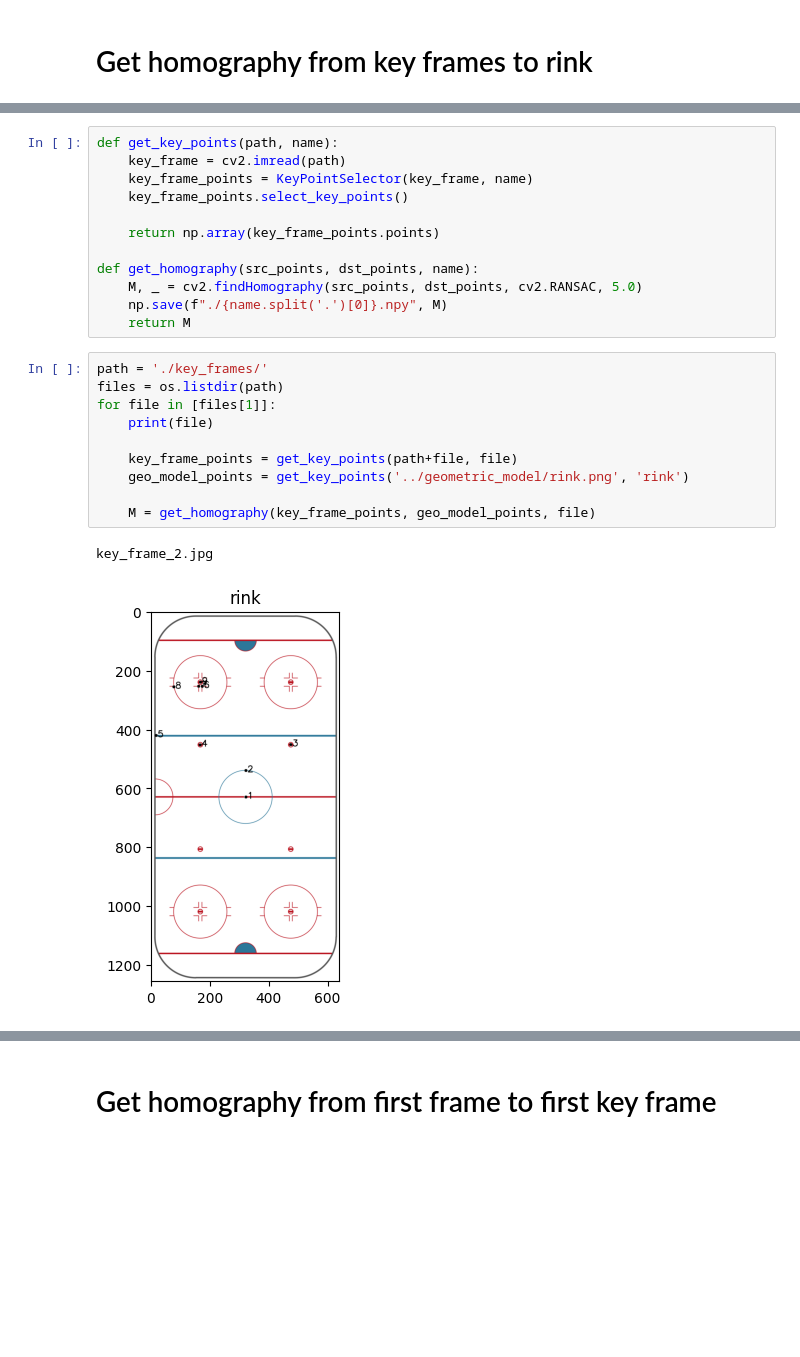
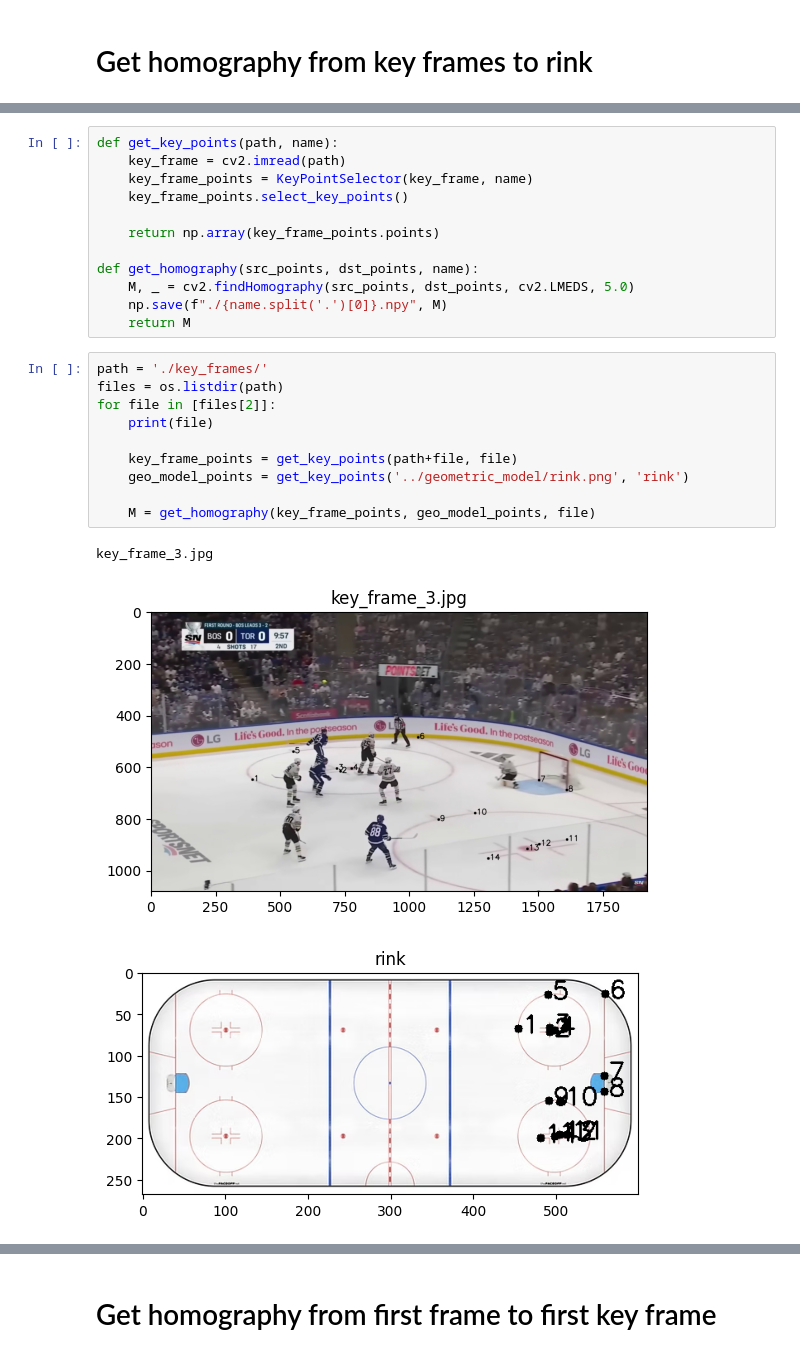
Before and after one commit to NickRomanchuk/nhl_player_tracker, a Jupyter notebook: homography/key_frame_homography/compute_key_frame_homography.ipynb, the cells around one changed output, grey strips where cells are left out. Cells and saved outputs as stored; diff of their text form; blank space fills up the shorter version.

Commit message:
New rink and improved keyframe homography

```diff
--- a/homography/key_frame_homography/compute_key_frame_homography.ipynb
+++ b/homography/key_frame_homography/compute_key_frame_homography.ipynb
@@ -39,22 +40,23 @@ def get_key_points(path, name):
     return np.array(key_frame_points.points)
 
 def get_homography(src_points, dst_points, name):
-    M, _ = cv2.findHomography(src_points, dst_points, cv2.RANSAC, 5.0)
+    M, _ = cv2.findHomography(src_points, dst_points, cv2.LMEDS, 5.0)
     np.save(f"./{name.split('.')[0]}.npy", M)
     return M
 # %%
 path = './key_frames/'
 files = os.listdir(path)
-for file in [files[1]]:
+for file in [files[2]]:
     print(file)
 
     key_frame_points = get_key_points(path+file, file)
     geo_model_points = get_key_points('../geometric_model/rink.png', 'rink')
 
     M = get_homography(key_frame_points, geo_model_points, file)
 # %% [output]
-key_frame_2.jpg
+key_frame_3.jpg
-[figure, old version]
+[figure, new version]
+[figure, added]
 # %%
 path = './key_frames/'
 files = os.listdir(path)
```
Also changed, not shown: parts of 5 cells of this notebook, 5 other files.
